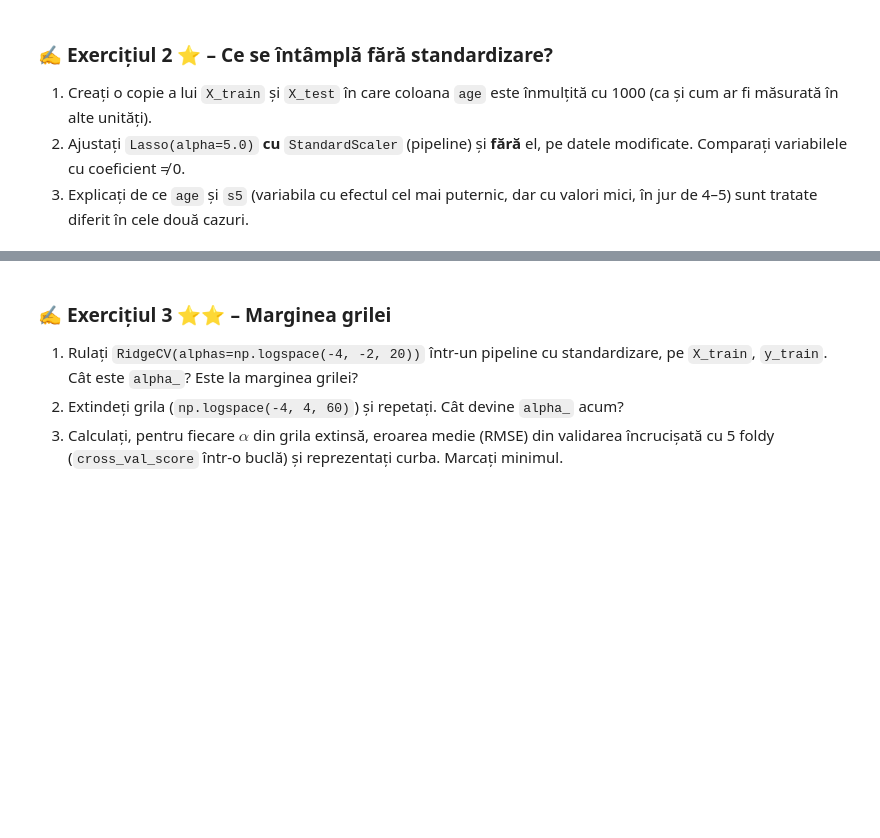
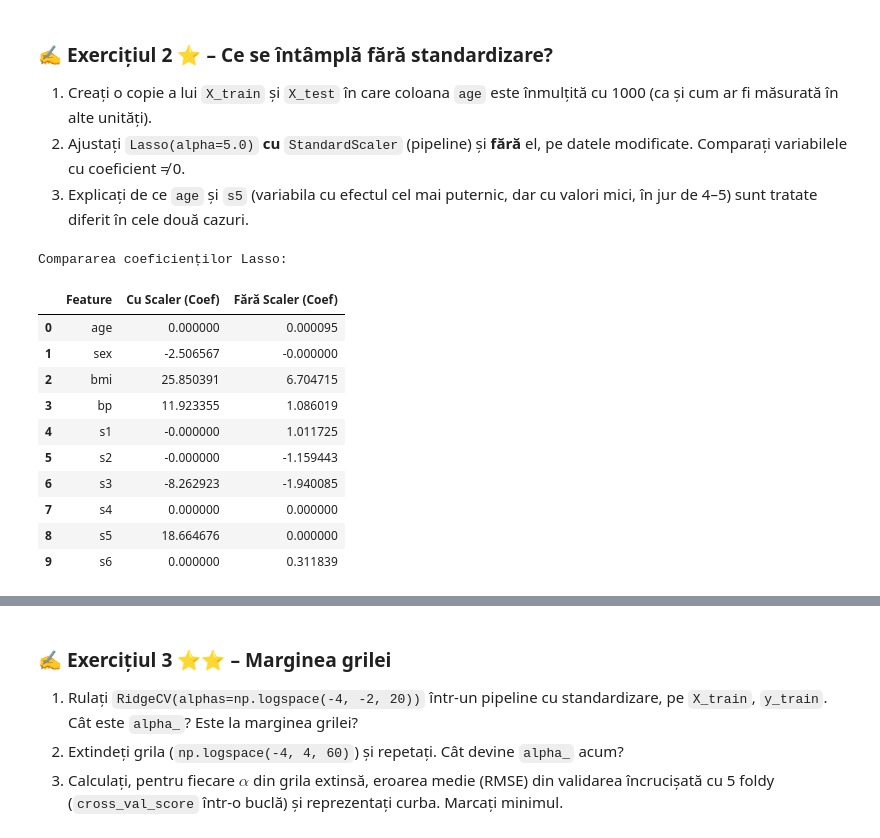
Before and after one commit to ralucapestritu/ML_Seminar_Pestritu-BoborocRaluca, a Jupyter notebook: curs_ridge_si_lasso.ipynb, the cells around one changed output, grey strips where cells are left out. Saved outputs shown, nothing was run; the diff lists cells and outputs as text; code cells hidden in the pictures; blank space fills up the shorter version.

```diff
--- a/curs_ridge_si_lasso.ipynb
+++ b/curs_ridge_si_lasso.ipynb
@@ -1276,0 +1310,40 @@ Folosind `Xs` (variabilele standardizate) și `y`:
+# %%
+# Codul vostru aici
+
+X_train_mod = X_train.copy()
+X_test_mod = X_test.copy()
+
+X_train_mod['age'] = X_train_mod['age'] * 1000
+X_test_mod['age'] = X_test_mod['age'] * 1000
+
+pipeline_scaler = make_pipeline(StandardScaler(), Lasso(alpha=5.0, random_state=42))
+pipeline_scaler.fit(X_train_mod, y_train)
+coefs_with_scaler = pipeline_scaler.named_steps['lasso'].coef_
+
+lasso_no_scaler = Lasso(alpha=5.0, random_state=42)
+lasso_no_scaler.fit(X_train_mod, y_train)
+coefs_without_scaler = lasso_no_scaler.coef_
+
+df_comparison = pd.DataFrame(
+    {
+        'Feature': X_train_mod.columns,
+        'Cu Scaler (Coef)': coefs_with_scaler,
+        'Fără Scaler (Coef)': coefs_without_scaler,
+    }
+)
+
+print('Compararea coeficienților Lasso:')
+display(df_comparison)
+# %% [output]
+Compararea coeficienților Lasso:
+|  | Feature | Cu Scaler (Coef) | Fără Scaler (Coef) |
+| 0 | age | 0.000000 | 0.000095 |
+| 1 | sex | -2.506567 | -0.000000 |
+| 2 | bmi | 25.850391 | 6.704715 |
+| 3 | bp | 11.923355 | 1.086019 |
+| 4 | s1 | -0.000000 | 1.011725 |
+| 5 | s2 | -0.000000 | -1.159443 |
+| 6 | s3 | -8.262923 | -1.940085 |
+| 7 | s4 | 0.000000 | 0.000000 |
+| 8 | s5 | 18.664676 | 0.000000 |
+| 9 | s6 | 0.000000 | 0.311839 |
```
Also changed, not shown: parts of 8 cells of this notebook.
